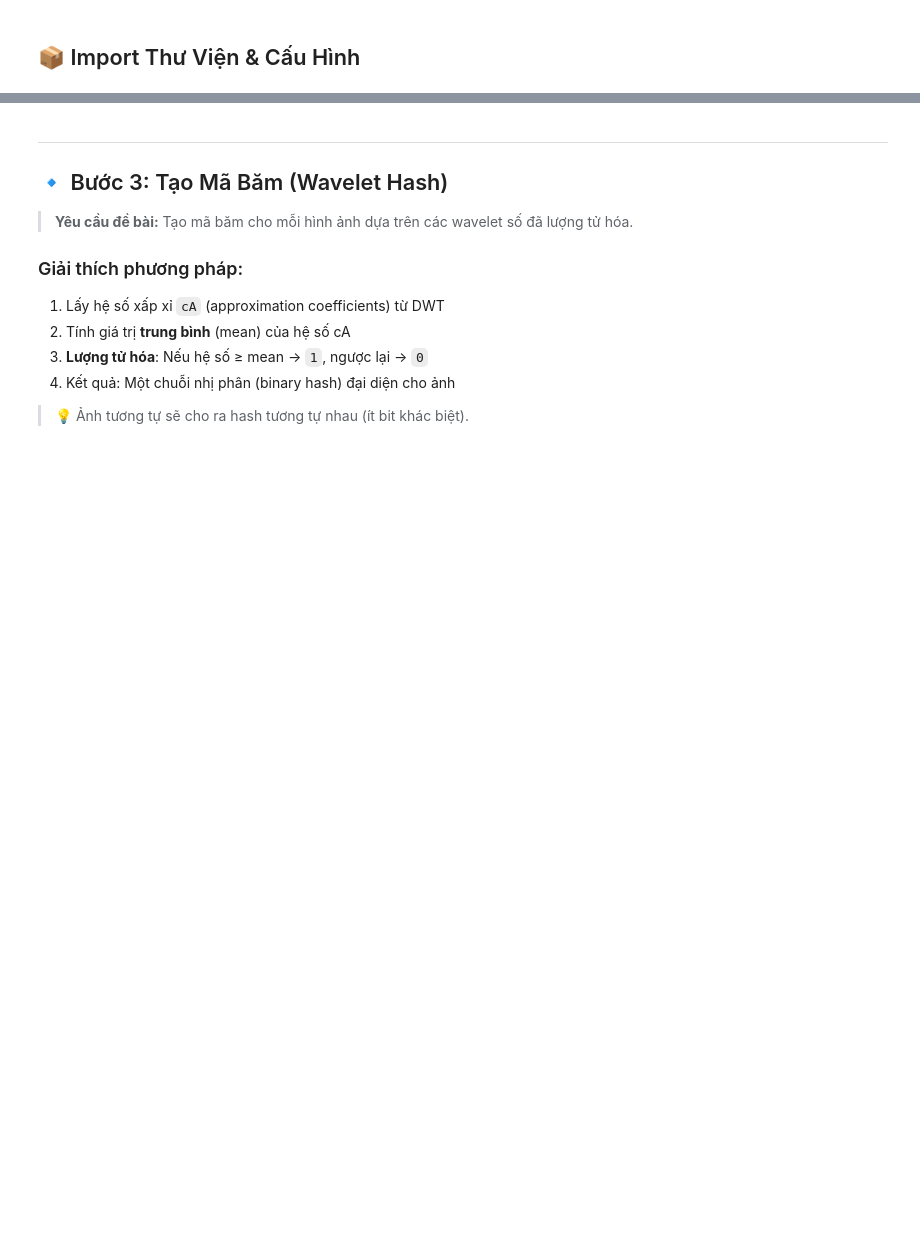
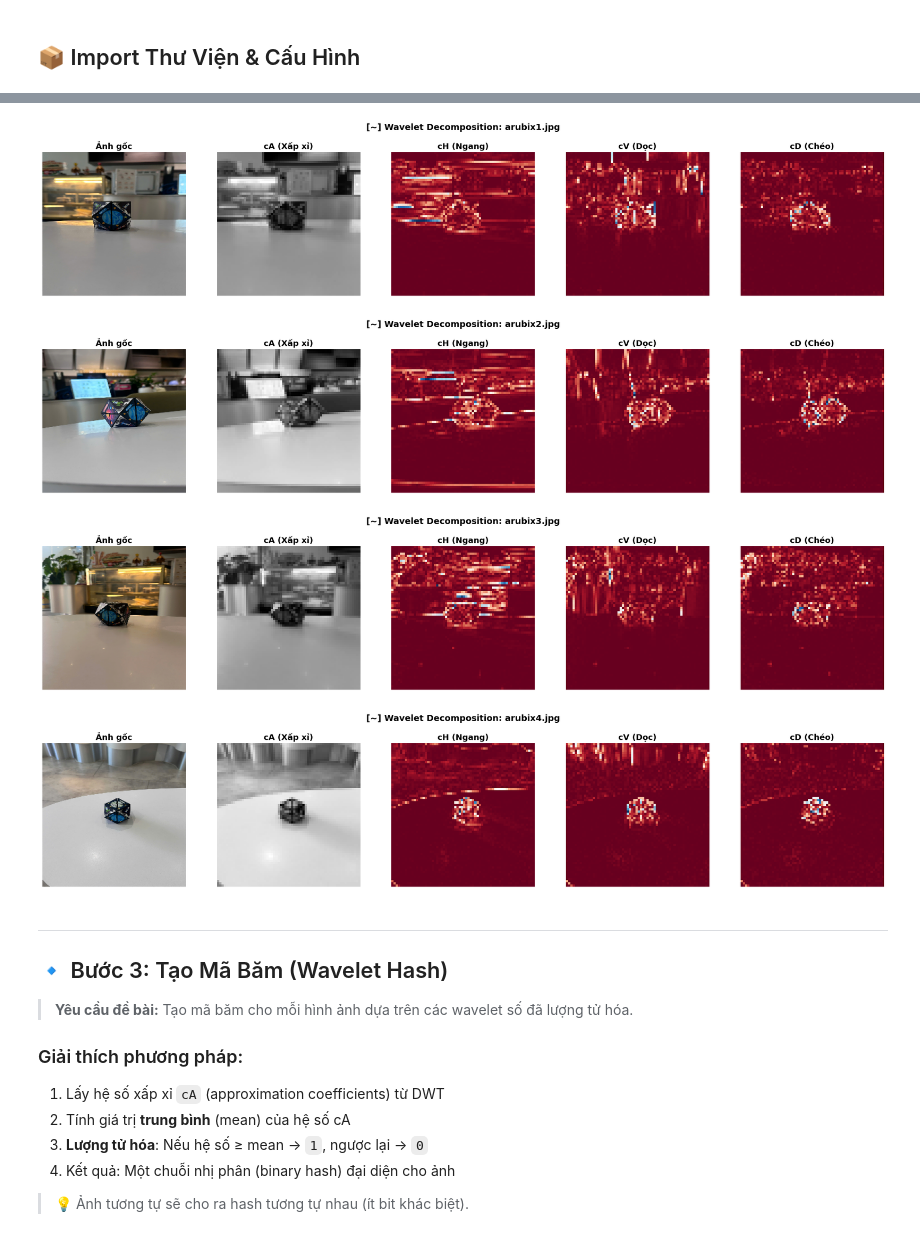
Before and after one commit to NguyenHoangLe0701/Image-Processing-Lab, a Jupyter notebook: Lab3_Part1/notebooks/lab4_wavelet_hashing.ipynb, the cells around one changed output, grey strips where cells are left out. Drawn from its saved outputs; the diff is of its cells as text; code cells hidden in the pictures; blank space fills up the shorter version.

```diff
--- a/Lab3_Part1/notebooks/lab4_wavelet_hashing.ipynb
+++ b/Lab3_Part1/notebooks/lab4_wavelet_hashing.ipynb
@@ -202,7 +186,7 @@ def extract_wavelet(img: np.ndarray, wavelet: str = WAVELET, level: int = DWT_LE
     ở nhiều mức (multi-level decomposition).
 
     Args:
-        img: Ảnh grayscale (numpy array 2D)
+        img: Ảnh RGB hoặc Grayscale (numpy array 2D)
         wavelet: Loại wavelet ('haar', 'db1', 'db2', 'sym2', ...)
         level: Số mức phân tích DWT
 
@@ -210,7 +194,12 @@ def extract_wavelet(img: np.ndarray, wavelet: str = WAVELET, level: int = DWT_LE
         coeffs: Danh sách hệ số wavelet
                 [cA_n, (cH_n, cV_n, cD_n), ..., (cH_1, cV_1, cD_1)]
     """
-    coeffs = pywt.wavedec2(img.astype(np.float64), wavelet, level=level)
+    # Convert RGB to Grayscale for wavelet transform
+    if len(img.shape) == 3:
+        img_gray = cv2.cvtColor(img, cv2.COLOR_RGB2GRAY)
+    else:
+        img_gray = img
+    coeffs = pywt.wavedec2(img_gray.astype(np.float64), wavelet, level=level)
     return coeffs
 
 
@@ -219,14 +208,14 @@ wavelet_coeffs = {}
 for name, img in images.items():
     wavelet_coeffs[name] = extract_wavelet(img)
 
-print(f"✅ Đã trích xuất wavelet cho {len(wavelet_coeffs)} ảnh")
+print(f" Đã trích xuất wavelet cho {len(wavelet_coeffs)} ảnh")
 print(f"   Wavelet: {WAVELET}, Level: {DWT_LEVEL}")
 print()
 
 # Hiển thị thông tin cấu trúc wavelet cho 1 ảnh mẫu
 sample_name = list(wavelet_coeffs.keys())[0]
 sample_coeffs = wavelet_coeffs[sample_name]
-print(f"📐 Cấu trúc hệ số wavelet của '{sample_name}':")
+print(f" Cấu trúc hệ số wavelet của '{sample_name}':")
 print(f"   Level 0 (cA) shape: {sample_coeffs[0].shape}")
 for i in range(1, len(sample_coeffs)):
     cH, cV, cD = sample_coeffs[i]
@@ -252,34 +249,39 @@ def visualize_wavelet(img: np.ndarray, coeffs, title: str = ""):
     axes[0].set_title('Ảnh gốc', fontweight='bold')
     axes[0].axis('off')
 
     # Sub-bands
     cA = coeffs[0]
     cH, cV, cD = coeffs[1]
 
     sub_bands = [
         (cA, 'cA (Xấp xỉ)', 'gray'),
         (cH, 'cH (Ngang)', 'RdBu'),
         (cV, 'cV (Dọc)', 'RdBu'),
         (cD, 'cD (Chéo)', 'RdBu')
     ]
 
     for i, (band, name, cmap) in enumerate(sub_bands):
         axes[i+1].imshow(np.abs(band), cmap=cmap)
         axes[i+1].set_title(name, fontweight='bold')
         axes[i+1].axis('off')
 
     if title:
         fig.suptitle(title, fontsize=14, fontweight='bold', y=1.02)
     plt.tight_layout()
     plt.show()
 
 
 # Trực quan hóa wavelet cho một số ảnh mẫu
 sample_names = list(images.keys())[:4]  # Lấy 4 ảnh đầu tiên
 for name in sample_names:
     visualize_wavelet(images[name], wavelet_coeffs[name],
-                      title=f"🌊 Wavelet Decomposition: {name}")
+                      title=f"[~] Wavelet Decomposition: {name}")
     print()
+# %% [output]
+[figure, added]
+[figure, added]
+[figure, added]
+[figure, added]
 # %% [markdown]
 ---
 ## 🔹 Bước 3: Tạo Mã Băm (Wavelet Hash)
```
Also changed, not shown: parts of 19 cells of this notebook, 15 other files.
